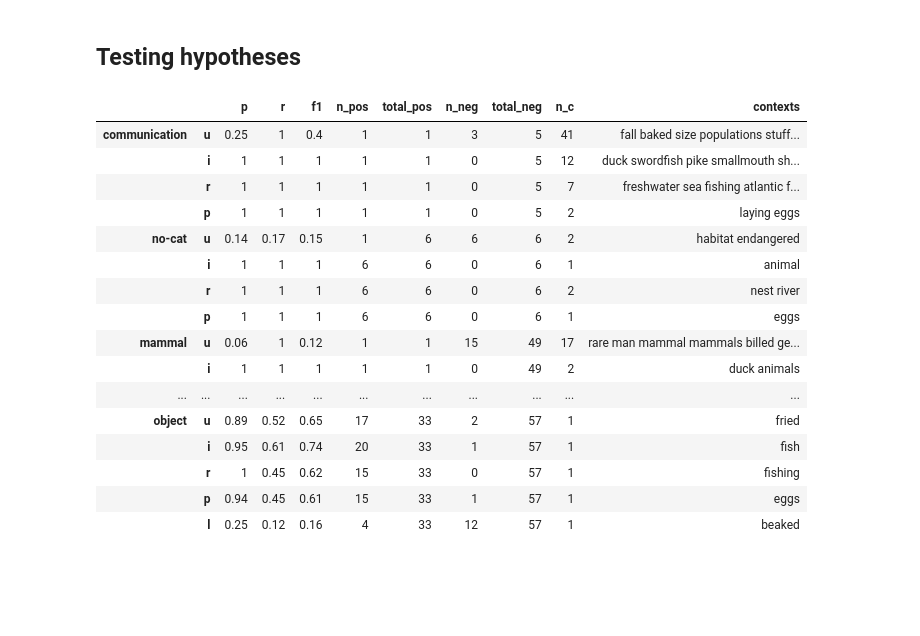
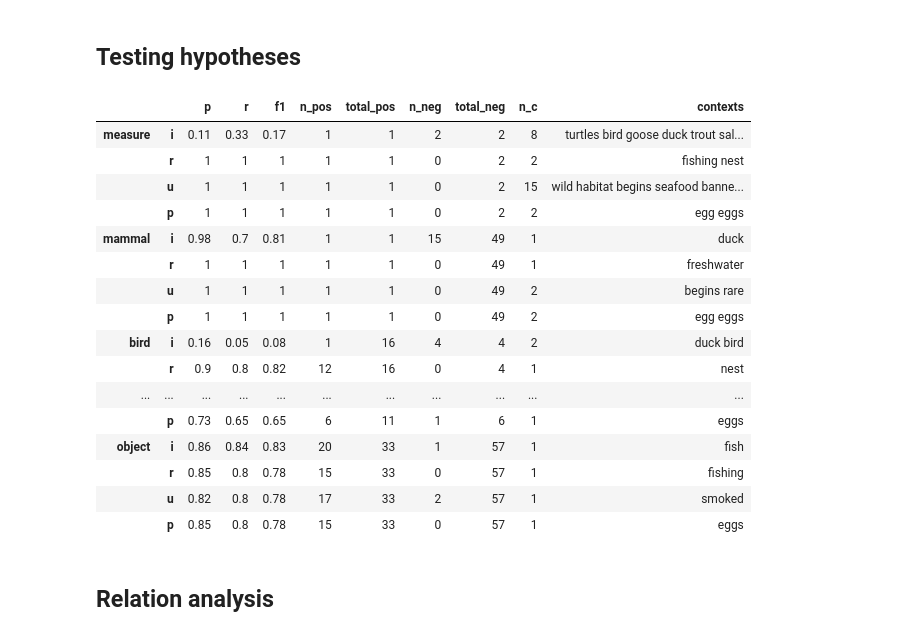
Before and after one commit to PiaSommerauer/corpus_diagnostics, a Jupyter notebook: scripts/refined context analysis.ipynb, the cells around one changed output. Drawn from its saved outputs; the diff is of its cells as text; code cells hidden in the pictures; blank space fills up the shorter version.

Commit message:
update analysis

```diff
--- a/scripts/refined context analysis.ipynb
+++ b/scripts/refined context analysis.ipynb
@@ -505,7 +499,9 @@ def get_evidence_distribution(model_name, prop):
     return ev_counts_norm
 # %%
 model_name = 'giga_full_updated'
-show_annotation_status(model_name)
+top_cutoff = 3
+concept_cutoff = 3
+ann_dict = show_annotation_status(model_name, top_cutoff, concept_cutoff)
 # %% [output]
 completed:
 
@@ -526,22 +522,23 @@ wings
 yellow
 # %%
 model_name = 'giga_full_updated'
-properties = [
-    'black'
-             ]
+properties = ann_dict['complete']
+top_cutoff = 3
+concept_cutoff = 3
+
 cols = ['property', 'u', 'all', 'prop_specific', 'p', 'n', 'l', 'i', 'r', 'b']
 table = []
 for prop in properties:
     d = dict()
     d['property'] =  prop
-    d.update(get_evidence_distribution(model_name, prop))
+    d.update(get_evidence_distribution(model_name, prop, top_cutoff, concept_cutoff))
     for c in cols:
         if c not in d:
-            d[c] = ''
+            d[c] = np.nan
     table.append(d)
 
-#cols = ['property', 'u', 'all', 'prop_specific', 'p', 'n', 'l', 'i', 'r', 'b']
-df = pd.DataFrame(table)
-df[cols].sort_values('all', ascending = False).round(2)
+cols = ['property', 'u', 'all', 'prop_specific', 'p', 'n', 'l', 'i', 'r', 'b']
+df = pd.DataFrame(table)[cols]
+df[cols].sort_values('all', ascending = False).round(3)
 # %% [output]
 |  | property | u | all | prop_specific | p | n | l | i | r | b |
@@ -549,11 +549,0 @@ df[cols].sort_values('all', ascending = False).round(2)
-# %%
-import json
-path = '/Users/piasommerauer/Data/winogrande/winogrande_1.1/dev.jsonl'
-with open(path) as infile:
-    for line in infile:
-        d = json.loads(line)
-        op1 = d['option1']
-        op2 = d['option2']
-        if all([ not op1.istitle, not op2.istitle]):
-            print(d)
-            break
@@ -615,13 +593,13 @@ def get_categories(prop, model_name):
     return categories
 
 
-def get_top_ev_categories(prop, model_name):
+def get_top_ev_categories(prop, model_name, top_cutoff, concept_cutoff):
     table = dict()
-    aggregation_name = 'aggregated-tfidf-top20-raw-10000-categories'
+    aggregation_name = f'aggregated-tfidf-raw-10000-categories'
     categories = get_categories(prop, model_name)
 
     path_dir_agg = f'../analysis/{model_name}/{aggregation_name}/{prop}'
-    evidence_dict = get_evidence_dict(model_name, prop)
+    evidence_dict = get_evidence_dict(model_name, prop, top_cutoff, concept_cutoff)
 
     et_context_dict = defaultdict(set)
     for c, et in evidence_dict.items():
@@ -661,25 +639,29 @@ def get_top_ev_categories(prop, model_name):
 # %%
 prop = 'lay_eggs'
 model_name = 'giga_full_updated'
-table = get_top_ev_categories(prop, model_name)
+top_cutoff = 3
+concept_cutoff = 3
+table = get_top_ev_categories(prop, model_name, top_cutoff, concept_cutoff)
 
 df = pd.DataFrame(table)
 df.T
 # %% [output]
 |  |  | p | r | f1 | n_pos | total_pos | n_neg | total_neg | n_c | contexts |
-| communication | u | 0.25 | 1 | 0.4 | 1 | 1 | 3 | 5 | 41 | fall baked size populations stuff... |
-|  | i | 1 | 1 | 1 | 1 | 1 | 0 | 5 | 12 | duck swordfish pike smallmouth sh... |
-|  | r | 1 | 1 | 1 | 1 | 1 | 0 | 5 | 7 | freshwater sea fishing atlantic f... |
-|  | p | 1 | 1 | 1 | 1 | 1 | 0 | 5 | 2 | laying eggs |
-| no-cat | u | 0.14 | 0.17 | 0.15 | 1 | 6 | 6 | 6 | 2 | habitat endangered |
-|  | i | 1 | 1 | 1 | 6 | 6 | 0 | 6 | 1 | animal |
-|  | r | 1 | 1 | 1 | 6 | 6 | 0 | 6 | 2 | nest river |
-|  | p | 1 | 1 | 1 | 6 | 6 | 0 | 6 | 1 | eggs |
-| mammal | u | 0.06 | 1 | 0.12 | 1 | 1 | 15 | 49 | 17 | rare man mammal mammals billed ge... |
-|  | i | 1 | 1 | 1 | 1 | 1 | 0 | 49 | 2 | duck animals |
+| measure | i | 0.11 | 0.33 | 0.17 | 1 | 1 | 2 | 2 | 8 | turtles bird goose duck trout sal... |
+|  | r | 1 | 1 | 1 | 1 | 1 | 0 | 2 | 2 | fishing nest |
+|  | u | 1 | 1 | 1 | 1 | 1 | 0 | 2 | 15 | wild habitat begins seafood banne... |
+|  | p | 1 | 1 | 1 | 1 | 1 | 0 | 2 | 2 | egg eggs |
+| mammal | i | 0.98 | 0.7 | 0.81 | 1 | 1 | 15 | 49 | 1 | duck |
+|  | r | 1 | 1 | 1 | 1 | 1 | 0 | 49 | 1 | freshwater |
+|  | u | 1 | 1 | 1 | 1 | 1 | 0 | 49 | 2 | begins rare |
+|  | p | 1 | 1 | 1 | 1 | 1 | 0 | 49 | 2 | egg eggs |
+| bird | i | 0.16 | 0.05 | 0.08 | 1 | 16 | 4 | 4 | 2 | duck bird |
+|  | r | 0.9 | 0.8 | 0.82 | 12 | 16 | 0 | 4 | 1 | nest |
 | ... | ... | ... | ... | ... | ... | ... | ... | ... | ... | ... |
-| object | u | 0.89 | 0.52 | 0.65 | 17 | 33 | 2 | 57 | 1 | fried |
-|  | i | 0.95 | 0.61 | 0.74 | 20 | 33 | 1 | 57 | 1 | fish |
-|  | r | 1 | 0.45 | 0.62 | 15 | 33 | 0 | 57 | 1 | fishing |
-|  | p | 0.94 | 0.45 | 0.61 | 15 | 33 | 1 | 57 | 1 | eggs |
-|  | l | 0.25 | 0.12 | 0.16 | 4 | 33 | 12 | 57 | 1 | beaked |
+|  | p | 0.73 | 0.65 | 0.65 | 6 | 11 | 1 | 6 | 1 | eggs |
+| object | i | 0.86 | 0.84 | 0.83 | 20 | 33 | 1 | 57 | 1 | fish |
+|  | r | 0.85 | 0.8 | 0.78 | 15 | 33 | 0 | 57 | 1 | fishing |
+|  | u | 0.82 | 0.8 | 0.78 | 17 | 33 | 2 | 57 | 1 | smoked |
+|  | p | 0.85 | 0.8 | 0.78 | 15 | 33 | 0 | 57 | 1 | eggs |
+# %% [markdown]
+## Relation analysis
```
Also changed, not shown: parts of 14 cells of this notebook, 42 other files.
